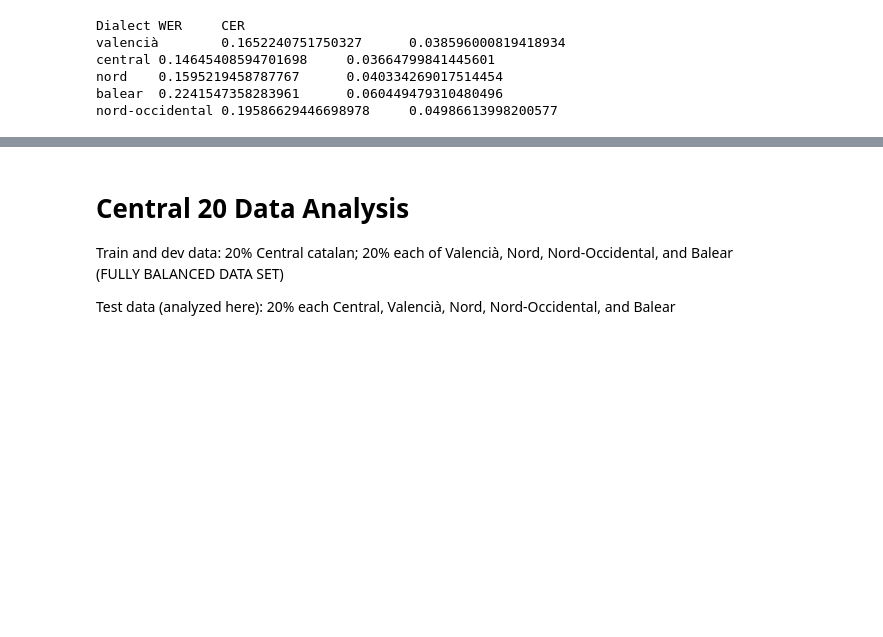
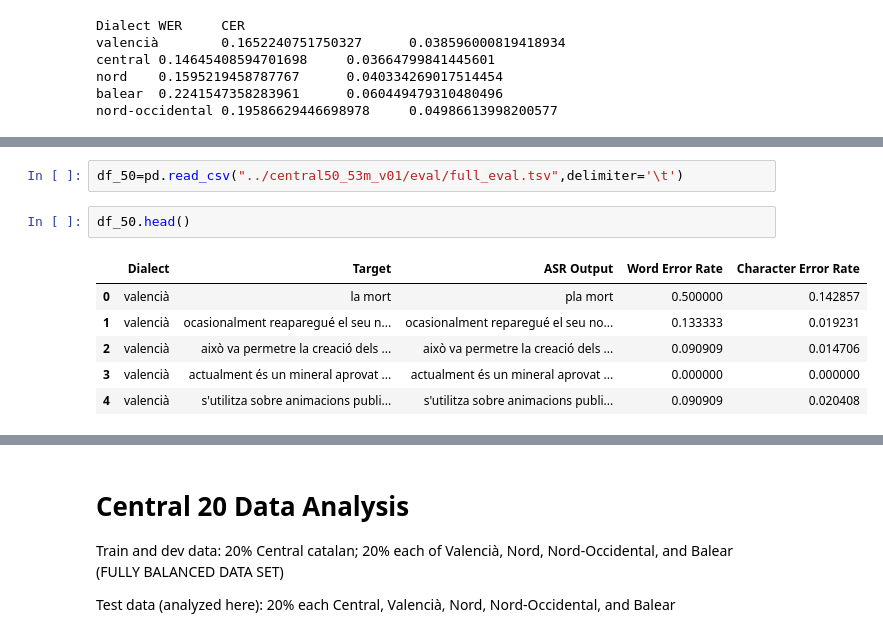
Before and after one commit to zhopto3/DialAttack, a Jupyter notebook: data_analysis/eval_analysis.ipynb, the cells around one changed output, grey strips where cells are left out. Drawn from its saved outputs; the diff is of its cells as text; blank space fills up the shorter version.

```diff
--- a/data_analysis/eval_analysis.ipynb
+++ b/data_analysis/eval_analysis.ipynb
@@ -136,0 +143,11 @@ nord-occidental 0.19586629446698978     0.04986613998200577
+# %%
+df_50=pd.read_csv("../central50_53m_v01/eval/full_eval.tsv",delimiter='\t')
+# %%
+df_50.head()
+# %% [output]
+|  | Dialect | Target | ASR Output | Word Error Rate | Character Error Rate |
+| 0 | valencià | la mort | pla mort | 0.500000 | 0.142857 |
+| 1 | valencià | ocasionalment reaparegué el seu n... | ocasionalment reparegué el seu no... | 0.133333 | 0.019231 |
+| 2 | valencià | això va permetre la creació dels ... | això va permetre la creació dels ... | 0.090909 | 0.014706 |
+| 3 | valencià | actualment és un mineral aprovat ... | actualment és un mineral aprovat ... | 0.000000 | 0.000000 |
+| 4 | valencià | s'utilitza sobre animacions publi... | s'utilitza sobre animacions publi... | 0.090909 | 0.020408 |
```
Also changed, not shown: parts of 8 cells of this notebook.
